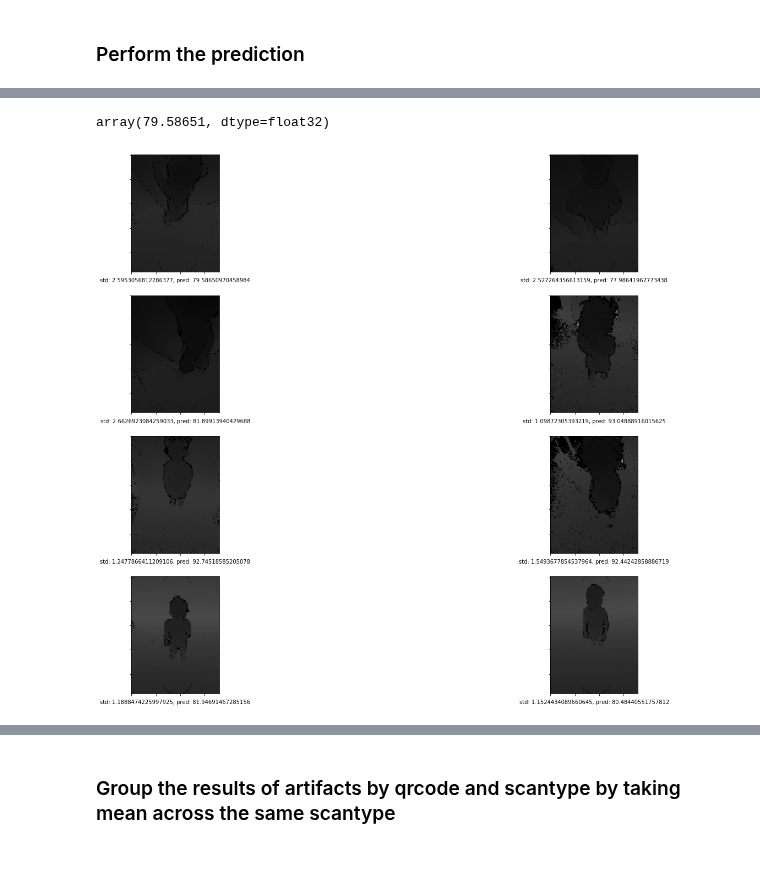
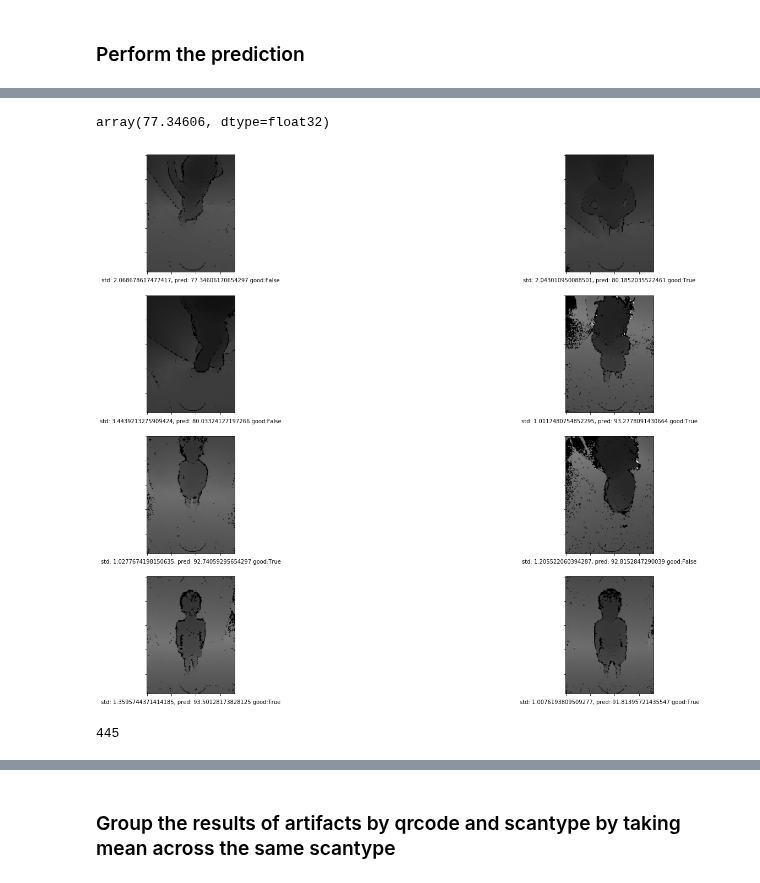
Before and after one commit to Welthungerhilfe/cgm-ml, a Jupyter notebook: src/common/evaluation/Evaluate_models.ipynb, the cells around one changed output, grey strips where cells are left out. Saved outputs shown, nothing was run; the diff lists cells and outputs as text; code cells hidden in the pictures.

Commit message:
Show samples with their uncertainty, Evaluate uncertainty differences for good/bad scans

```diff
--- a/src/common/evaluation/Evaluate_models.ipynb
+++ b/src/common/evaluation/Evaluate_models.ipynb
@@ -86,8 +88,8 @@ To use the dataset, you can:
 
 Choose your preferred way and make sure to adjust the absolute path
 # %%
-# DATASET_PATH = '/mnt/depthmap/depthmap_testset/scans/*/*/'
-DATASET_PATH = str(REPO_DIR / "data/anon-depthmap-testset/scans/*/*/")
+# DATASET_PATH = str(REPO_DIR / "data/anon-depthmap-testset/scans/*/*/")
+DATASET_PATH = str(REPO_DIR / "data/anon-realtime-testdata/scans/*/*/")
 # %% [markdown]
 ### Perform the prediction
 # %%
@@ -99,14 +105,15 @@ prediction_folder = glob2.glob(DATASET_PATH); prediction_folder[:3]
 # %%
-prediction_folder = prediction_folder[:10]  # reduce size for DEBUG speed
+prediction_folder = prediction_folder[:500]  # reduce size for DEBUG speed
 
 predictions = []
 uncertainties = []
 file_names = []
+targets_list = []
 for qrcode in tqdm(prediction_folder):
     depthfiles = []
     depthmaps = glob2.glob(qrcode + '/*.p')
     files = depthmaps[0]
-    depths, _ = preprocess(files)
+    depths, targets = preprocess(files)
 
     sample = np.expand_dims(depths, axis=0)
 
@@ -114,3 +121,4 @@ for qrcode in tqdm(prediction_folder):
     uncertainties.append(predict_uncertainty(sample, model))
     file_names.append(files)
     predictions.append(np.squeeze(inference))
+    targets_list.append(targets)
@@ -117,7 +133,7 @@ for qrcode in tqdm(prediction_folder):
 # %%
 IMAGE_TARGET_HEIGHT=240
 IMAGE_TARGET_WIDTH=180
-TARGET_INDEXES=[0]
+TARGET_INDEXES=[0, 5]  # 0 is height, 5 is good/bad
 def py_load_pickle(path, max_value=7.5):
     path_ = path if isinstance(path, str) else path.numpy()
     depthmap, targets = pickle.load(open(path_, "rb"))
@@ -131,26 +147,43 @@ def path_to_ndarray(pickle_file_path):
     depthmap, _targets = py_load_pickle(pickle_file_path)
     depthmap = tf.reshape(depthmap, (IMAGE_TARGET_HEIGHT, IMAGE_TARGET_WIDTH))
     return depthmap.numpy(), _targets
-# %%
-predictions[0] # TODO should be 1 number
-# %% [output]
-array(79.58651, dtype=float32)
+# %%
+predictions[0]
+# %% [output]
+array(77.34606, dtype=float32)
 # %%
 num_height, num_width = 4, 2
 fig, axarr = plt.subplots(num_height, num_width, figsize=(25, 18))
 
 for x in range(num_height):
     for y in range(num_width):
         i = x * num_width + y
         fpath = file_names[i]
         arr, targets = path_to_ndarray(fpath)
-        axarr[x,y].imshow(arr, cmap='gray', vmin=0, vmax=1);
+        axarr[x,y].imshow(arr, cmap='gray', vmin=0, vmax=0.5);  # vmax=1
         axarr[x,y].set_xticklabels([])
         axarr[x,y].set_yticklabels([])
 
-        label = f"std: {uncertainties[i]}, pred: {predictions[i]}"
+        label = f"std: {uncertainties[i]}, pred: {predictions[i]} good:{bool(targets[1])}"
         axarr[x,y].set_xlabel(label)
 #         axarr[x,y].set_xlabel(fname[-12:]+ f" is {targets[0]:.2f}cm")
 plt.show()
 # %% [output]
-[figure, old version]
+[figure, new version]
+# %%
+assert len(predictions) == len(uncertainties) == len(file_names) == len(targets_list)
+print(len(predictions))
+
+df = pd.DataFrame(
+    {'predictions': predictions,
+     'uncertainties': [u.numpy() for u in uncertainties],
+     'file_names': file_names,
+     'targets_list': targets_list
+    })
+# Preproc
+df['height_measured'] = df.targets_list.apply(lambda x: x[0])
+df['goodbad'] = df.targets_list.apply(lambda x: x[1])
+df.drop(labels="targets_list", axis=1, inplace=True)
+df['error'] = abs(df['height_measured'] - df['predictions'])
+# %% [output]
+445
```
Also changed, not shown: parts of 10 cells of this notebook.
